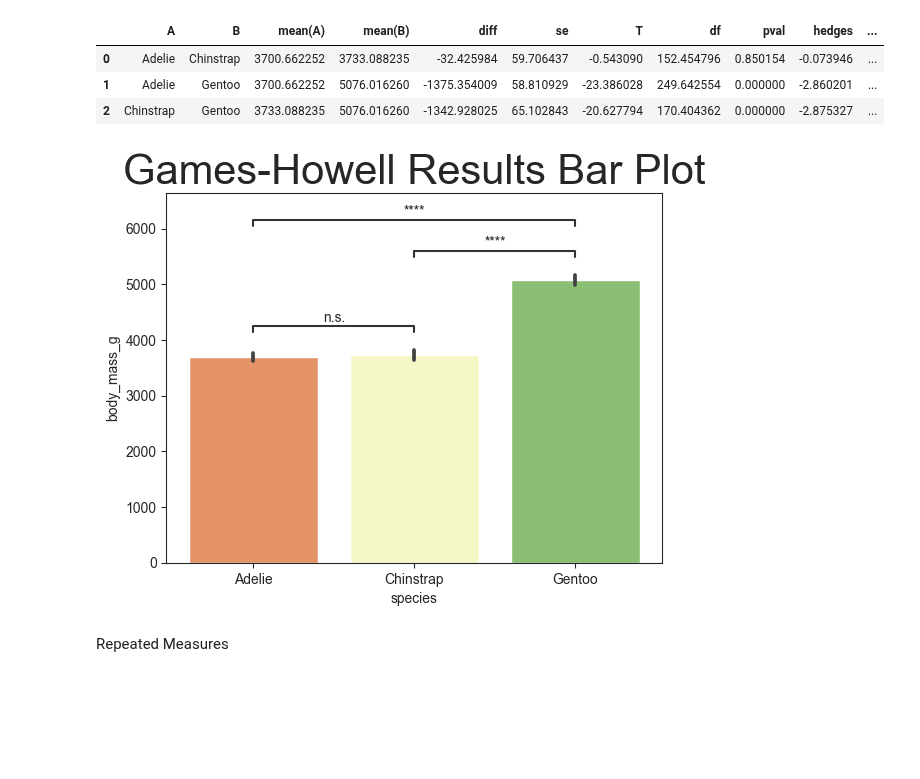
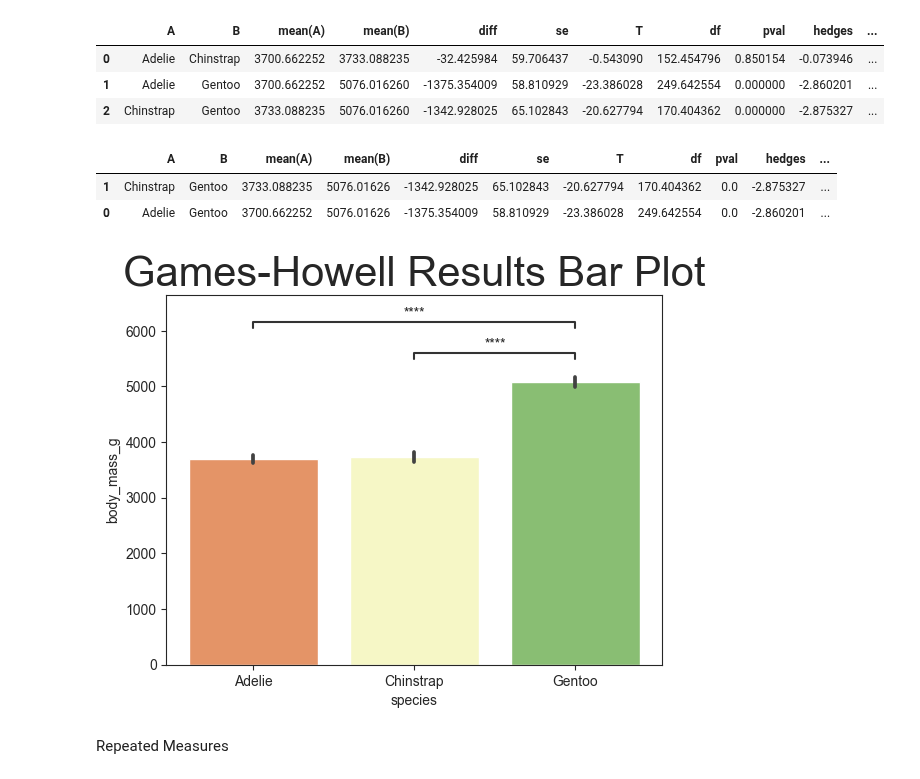
Before and after one commit to tlint101/py50, a Jupyter notebook: tutorials/007_parametric_stats.ipynb, the cells around one changed output. Drawn from its saved outputs; the diff is of its cells as text; code cells hidden in the pictures; blank space fills up the shorter version.

Commit message:
update plots to pairwise-parametric

```diff
--- a/tutorials/007_parametric_stats.ipynb
+++ b/tutorials/007_parametric_stats.ipynb
@@ -119,9 +101,14 @@ gameshowell
 | 1 | Adelie | Gentoo | 3700.662252 | 5076.016260 | -1375.354009 | 58.810929 | -23.386028 | 249.642554 | 0.000000 | -2.860201 | ... |
 | 2 | Chinstrap | Gentoo | 3733.088235 | 5076.016260 | -1342.928025 | 65.102843 | -20.627794 | 170.404362 | 0.000000 | -2.875327 | ... |
 # %%
-plot.bar_plot(data=data, test='gameshowell', value_col='body_mass_g', group_col='species', title='Games-Howell Results Bar Plot', title_fontsize=30, palette='RdYlGn')
+pairs=[('Gentoo', 'Chinstrap'), ('Adelie', 'Gentoo')]
+
+plot.bar_plot(data=data, test='gameshowell', value_col='body_mass_g', group_col='species', title='Games-Howell Results Bar Plot', title_fontsize=30, palette='RdYlGn', return_df=True, pairs=pairs)
 # %% [output]
+|  | A | B | mean(A) | mean(B) | diff | se | T | df | pval | hedges | ... |
+| 1 | Chinstrap | Gentoo | 3733.088235 | 5076.01626 | -1342.928025 | 65.102843 | -20.627794 | 170.404362 | 0.0 | -2.875327 | ... |
+| 0 | Adelie | Gentoo | 3700.662252 | 5076.01626 | -1375.354009 | 58.810929 | -23.386028 | 249.642554 | 0.0 | -2.860201 | ... |
-[figure, old version]
+[figure, new version]
 # %% [markdown]
 Repeated Measures
 # %%
```
Also changed, not shown: parts of 8 cells of this notebook, 1 other file.
